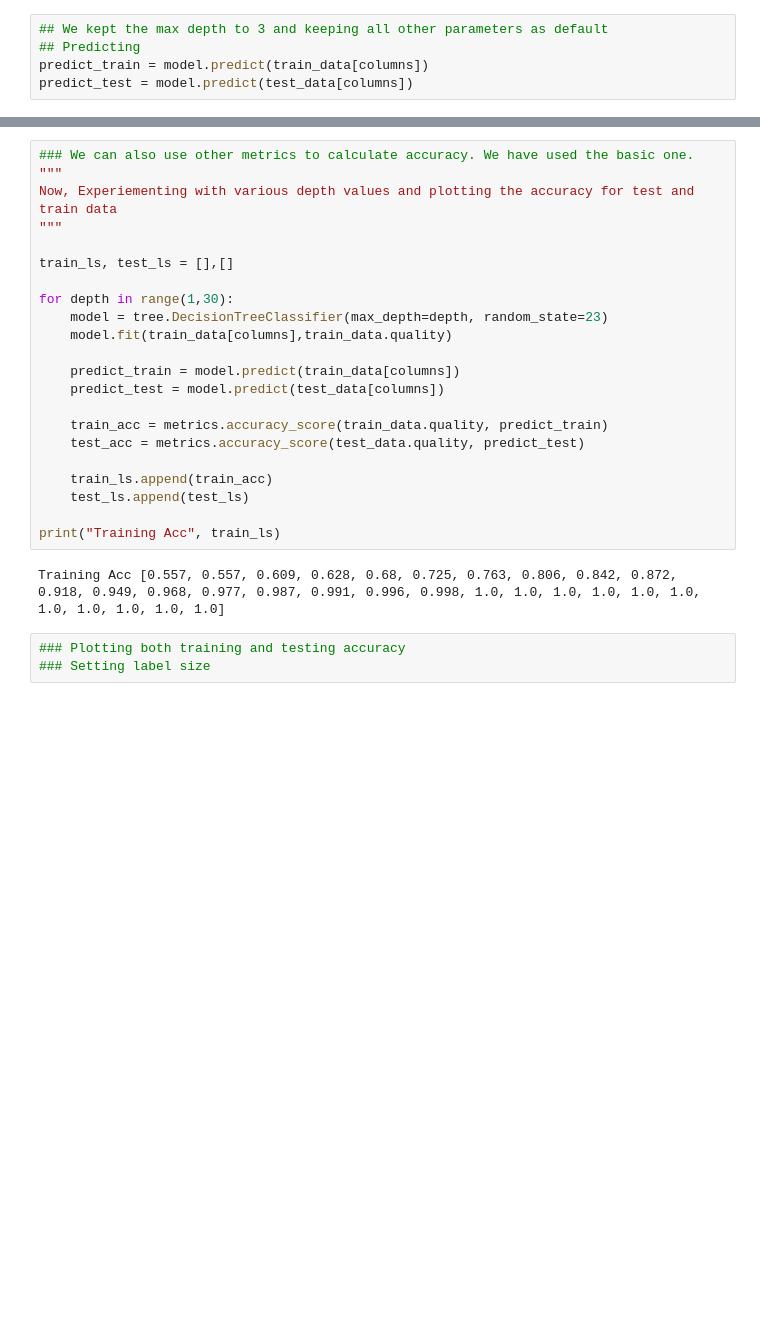
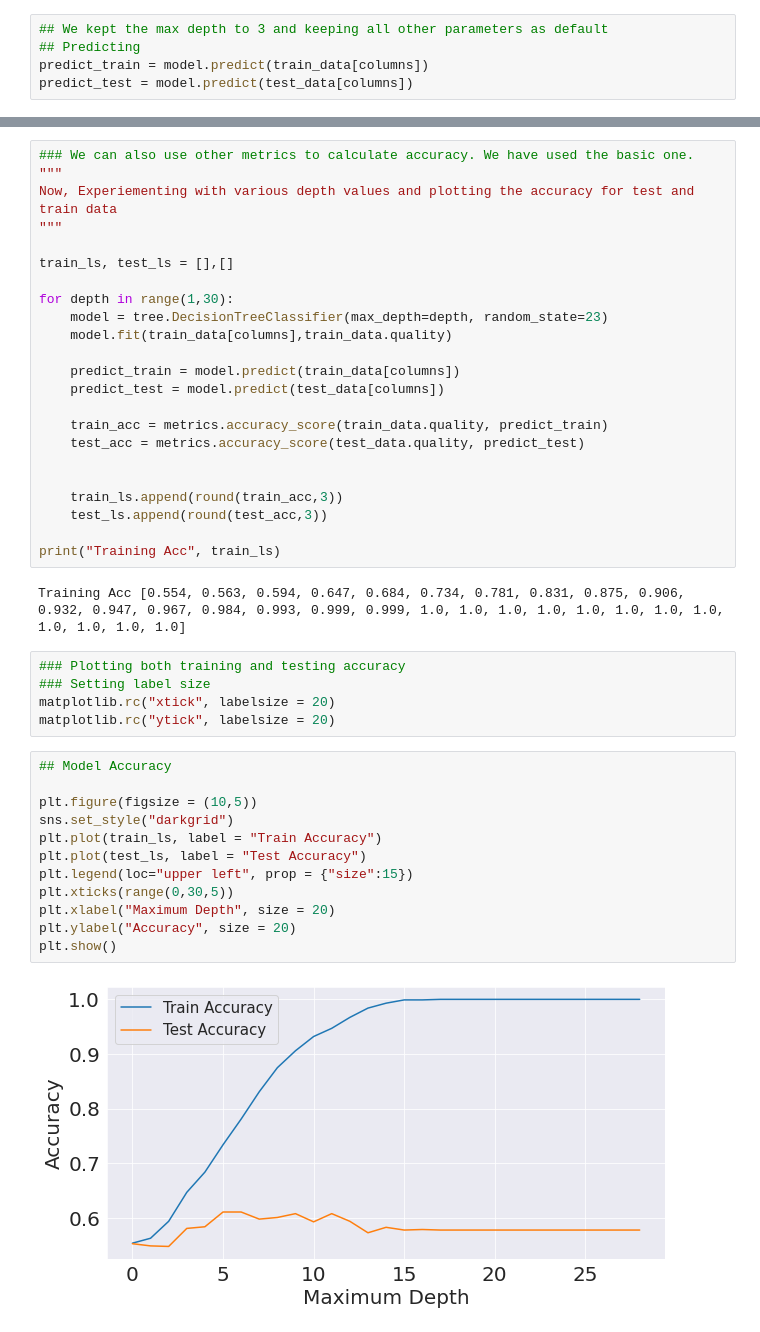
Before and after one commit to iSriBalaji/AAAMLP_Notes, a Jupyter notebook: Cross Validation - K means.ipynb, the cells around one changed output, grey strips where cells are left out. Cells and saved outputs as stored; diff of their text form; blank space fills up the shorter version.

```diff
--- a/Cross Validation - K means.ipynb
+++ b/Cross Validation - K means.ipynb
@@ -221,12 +221,29 @@ for depth in range(1,30):
     train_acc = metrics.accuracy_score(train_data.quality, predict_train)
     test_acc = metrics.accuracy_score(test_data.quality, predict_test)
 
-    train_ls.append(train_acc)
-    test_ls.append(test_ls)
+
+    train_ls.append(round(train_acc,3))
+    test_ls.append(round(test_acc,3))
 
 print("Training Acc", train_ls)
 # %% [output]
-Training Acc [0.557, 0.557, 0.609, 0.628, 0.68, 0.725, 0.763, 0.806, 0.842, 0.872, 0.918, 0.949, 0.968, 0.977, 0.987, 0.991, 0.996, 0.998, 1.0, 1.0, 1.0, 1.0, 1.0, 1.0, 1.0, 1.0, 1.0, 1.0, 1.0]
+Training Acc [0.554, 0.563, 0.594, 0.647, 0.684, 0.734, 0.781, 0.831, 0.875, 0.906, 0.932, 0.947, 0.967, 0.984, 0.993, 0.999, 0.999, 1.0, 1.0, 1.0, 1.0, 1.0, 1.0, 1.0, 1.0, 1.0, 1.0, 1.0, 1.0]
 # %%
 ### Plotting both training and testing accuracy
 ### Setting label size
+matplotlib.rc("xtick", labelsize = 20)
+matplotlib.rc("ytick", labelsize = 20)
+# %%
+## Model Accuracy
+
+plt.figure(figsize = (10,5))
+sns.set_style("darkgrid")
+plt.plot(train_ls, label = "Train Accuracy")
+plt.plot(test_ls, label = "Test Accuracy")
+plt.legend(loc="upper left", prop = {"size":15})
+plt.xticks(range(0,30,5))
+plt.xlabel("Maximum Depth", size = 20)
+plt.ylabel("Accuracy", size = 20)
+plt.show()
+# %% [output]
+[figure, added]
```
Also changed, not shown: parts of 13 cells of this notebook.
